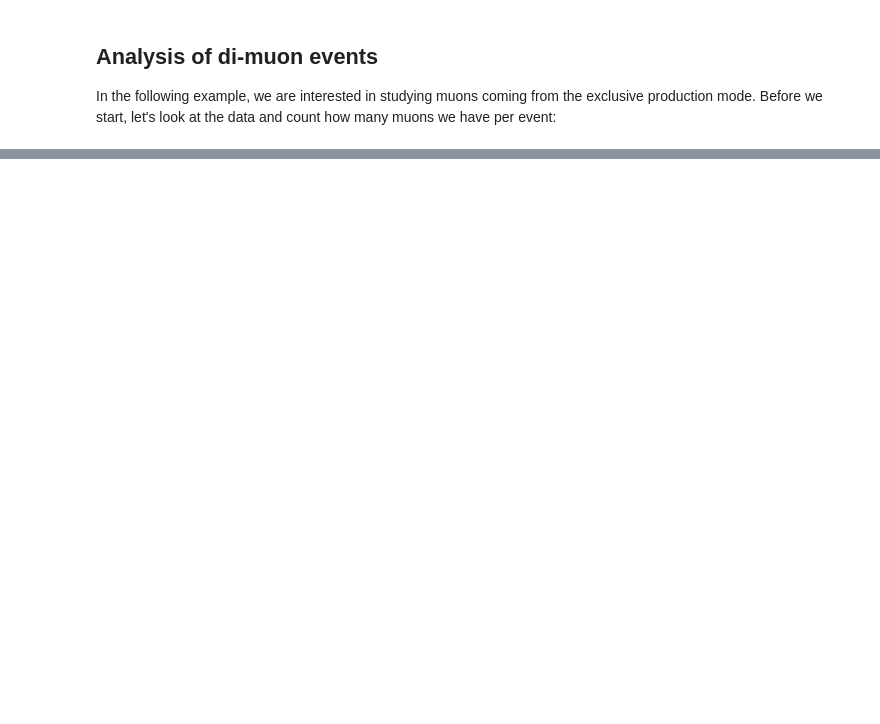
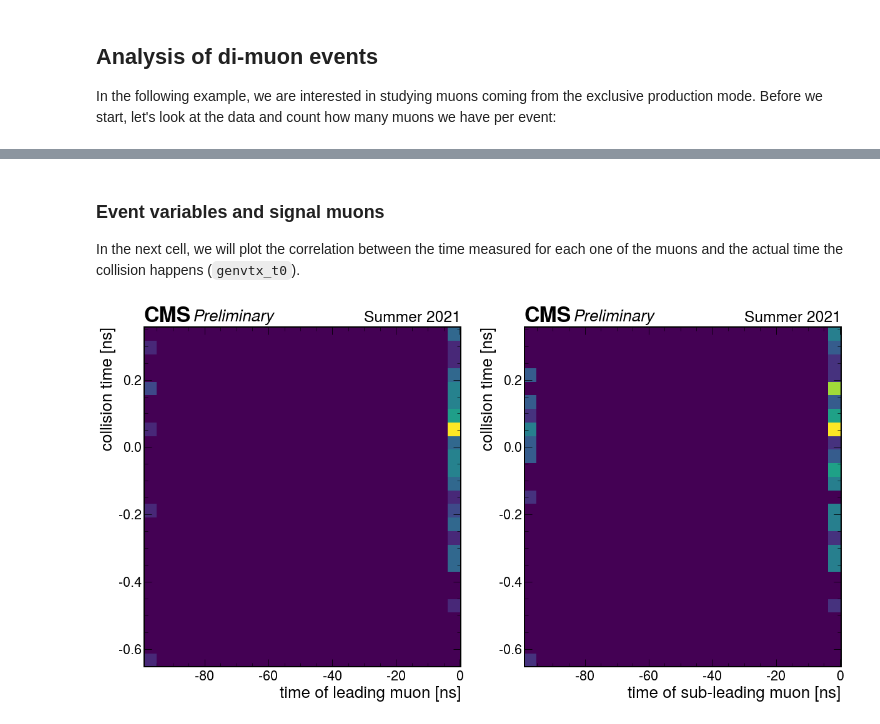
Before and after one commit to jloemker/SWAN, a Jupyter notebook: Analysis_notebook.ipynb, the cells around one changed output, grey strips where cells are left out. Saved outputs shown, nothing was run; the diff lists cells and outputs as text; code cells hidden in the pictures; blank space fills up the shorter version.

```diff
--- a/Analysis_notebook.ipynb
+++ b/Analysis_notebook.ipynb
@@ -1036,0 +290,17 @@ analysis = pd.DataFrame(data=data)
+# %% [markdown]
+### Event variables and signal muons
+
+In the next cell, we will plot the correlation between the time measured for each one of the muons and the actual time the collision happens (`genvtx_t0`).
+# %%
+#plot correlation between muon time and event time
+fig, axes = plt.subplots(1,2,figsize=(20,10) )
+axes[0].hist2d( analysis['s_mu1_t'].values, analysis['s_evt_t0'].values, bins=(25,25) , cmap='viridis')
+axes[0].set(xlabel='time of leading muon [ns]', ylabel='collision time [ns]')
+
+axes[1].hist2d( analysis['s_mu2_t'].values, analysis['s_evt_t0'].values, bins=(25,25) , cmap='viridis')
+axes[1].set(xlabel='time of sub-leading muon [ns]', ylabel='collision time [ns]')
+
+for i in range(2): hep.cms.label(llabel="Preliminary", rlabel="Summer 2021", ax=axes[i])
+#plt.savefig('Correct/dimuon_analysis_time_correlation.png')
+# %% [output]
+[figure, added]
```
Also changed, not shown: parts of 90 cells of this notebook.
